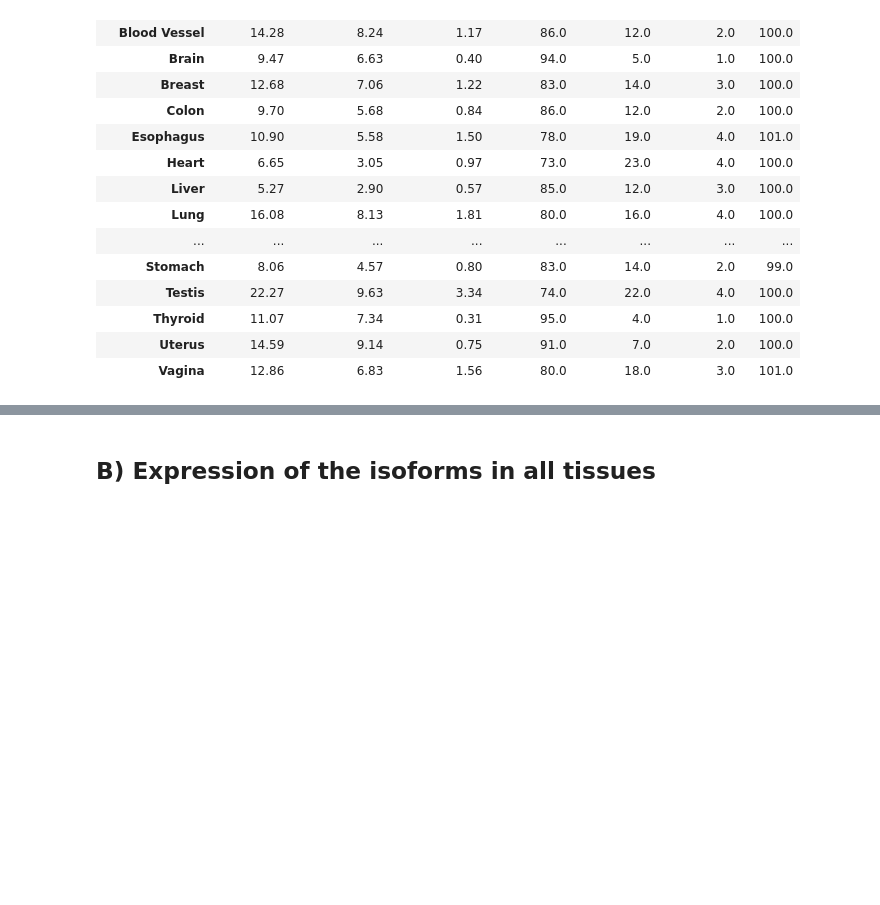
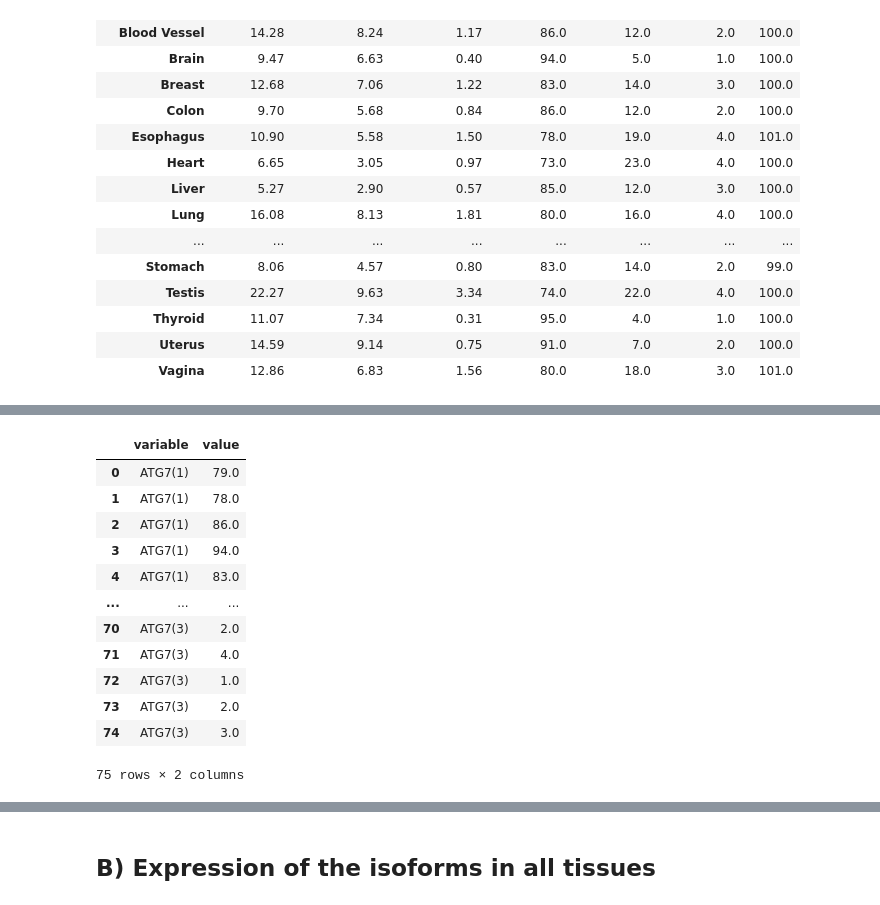
Before and after one commit to Keviosta/Article_short_isoform_ATG7_private, a Jupyter notebook: a_ATG7 characterisation/All_tissues_Tissues_differences_ATG7_isoform_characterisation-only_normal.ipynb, the cells around one changed output, grey strips where cells are left out. Drawn from its saved outputs; the diff is of its cells as text; code cells hidden in the pictures; blank space fills up the shorter version.

```diff
--- a/a_ATG7 characterisation/All_tissues_Tissues_differences_ATG7_isoform_characterisation-only_normal.ipynb
+++ b/a_ATG7 characterisation/All_tissues_Tissues_differences_ATG7_isoform_characterisation-only_normal.ipynb
@@ -138,0 +139,18 @@ plt.savefig(path+path2+name+'_article.svg')
+# %%
+df_perc_all = HeatMap_df_sampletype.melt()
+df_perc_all['variable'] = df_perc_all['variable'].str.split(' ', expand=True)[1]
+df_perc_all
+# %% [output]
+|  | variable | value |
+| 0 | ATG7(1) | 79.0 |
+| 1 | ATG7(1) | 78.0 |
+| 2 | ATG7(1) | 86.0 |
+| 3 | ATG7(1) | 94.0 |
+| 4 | ATG7(1) | 83.0 |
+| ... | ... | ... |
+| 70 | ATG7(3) | 2.0 |
+| 71 | ATG7(3) | 4.0 |
+| 72 | ATG7(3) | 1.0 |
+| 73 | ATG7(3) | 2.0 |
+| 74 | ATG7(3) | 3.0 |
+75 rows × 2 columns
```
Also changed, not shown: parts of 8 cells of this notebook, 2 other files.
